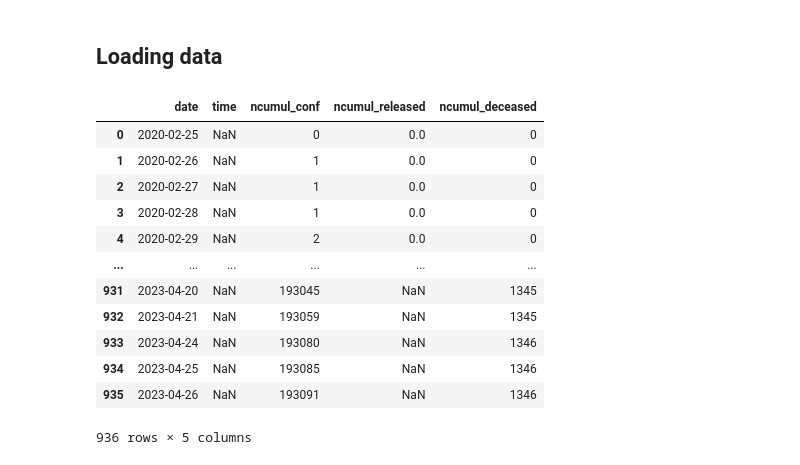
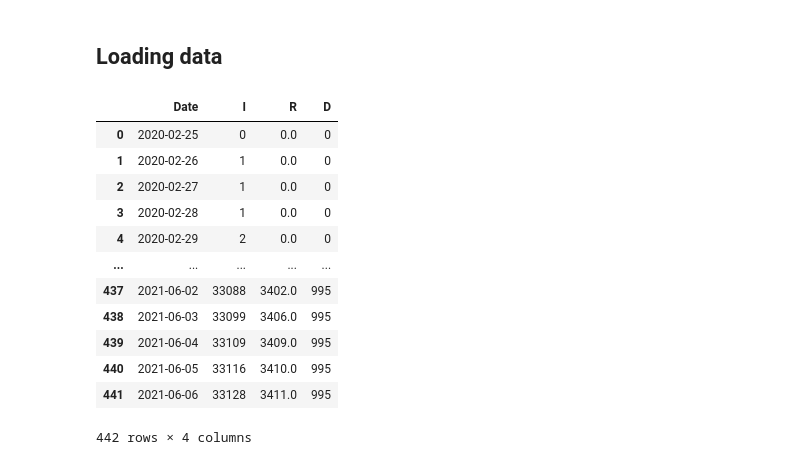
Before and after one commit to lucadibello/covid-ticino, a Jupyter notebook: codid-ticino-analysis.ipynb, the cells around one changed output. Saved outputs shown, nothing was run; the diff lists cells and outputs as text; code cells hidden in the pictures.

```diff
--- a/codid-ticino-analysis.ipynb
+++ b/codid-ticino-analysis.ipynb
@@ -11,28 +11,40 @@ import numpy as np
 # %%
 # Load dataset using pandas
 df = pd.read_csv('https://raw.githubusercontent.com/openZH/covid_19/master/fallzahlen_kanton_total_csv_v2/COVID19_Fallzahlen_Kanton_TI_total.csv')
 
 # Extract only required columns: cases, recovers, and deaths
 COLUMNS = [
   "date",
-  "time",
   "ncumul_conf",
   "ncumul_released",
   "ncumul_deceased",
 ]
 df = df[COLUMNS]
-df
+
+# Select only rows with data
+last_nan_index = df["ncumul_released"].last_valid_index()
+df = df.iloc[:last_nan_index + 1]
+
+# Rename columns
+df_model = df.rename(columns={
+  "date": "Date",
+  "ncumul_conf": "I",
+  "ncumul_released": "R",
+  "ncumul_deceased": "D",
+})
+
+df_model
 # %% [output]
-|  | date | time | ncumul_conf | ncumul_released | ncumul_deceased |
-| 0 | 2020-02-25 | NaN | 0 | 0.0 | 0 |
-| 1 | 2020-02-26 | NaN | 1 | 0.0 | 0 |
-| 2 | 2020-02-27 | NaN | 1 | 0.0 | 0 |
-| 3 | 2020-02-28 | NaN | 1 | 0.0 | 0 |
-| 4 | 2020-02-29 | NaN | 2 | 0.0 | 0 |
-| ... | ... | ... | ... | ... | ... |
-| 931 | 2023-04-20 | NaN | 193045 | NaN | 1345 |
-| 932 | 2023-04-21 | NaN | 193059 | NaN | 1345 |
-| 933 | 2023-04-24 | NaN | 193080 | NaN | 1346 |
-| 934 | 2023-04-25 | NaN | 193085 | NaN | 1346 |
-| 935 | 2023-04-26 | NaN | 193091 | NaN | 1346 |
+|  | Date | I | R | D |
+| 0 | 2020-02-25 | 0 | 0.0 | 0 |
+| 1 | 2020-02-26 | 1 | 0.0 | 0 |
+| 2 | 2020-02-27 | 1 | 0.0 | 0 |
+| 3 | 2020-02-28 | 1 | 0.0 | 0 |
+| 4 | 2020-02-29 | 2 | 0.0 | 0 |
+| ... | ... | ... | ... | ... |
+| 437 | 2021-06-02 | 33088 | 3402.0 | 995 |
+| 438 | 2021-06-03 | 33099 | 3406.0 | 995 |
+| 439 | 2021-06-04 | 33109 | 3409.0 | 995 |
+| 440 | 2021-06-05 | 33116 | 3410.0 | 995 |
+| 441 | 2021-06-06 | 33128 | 3411.0 | 995 |
-936 rows × 5 columns
+442 rows × 4 columns
```
Also changed, not shown: parts of 9 cells of this notebook.
